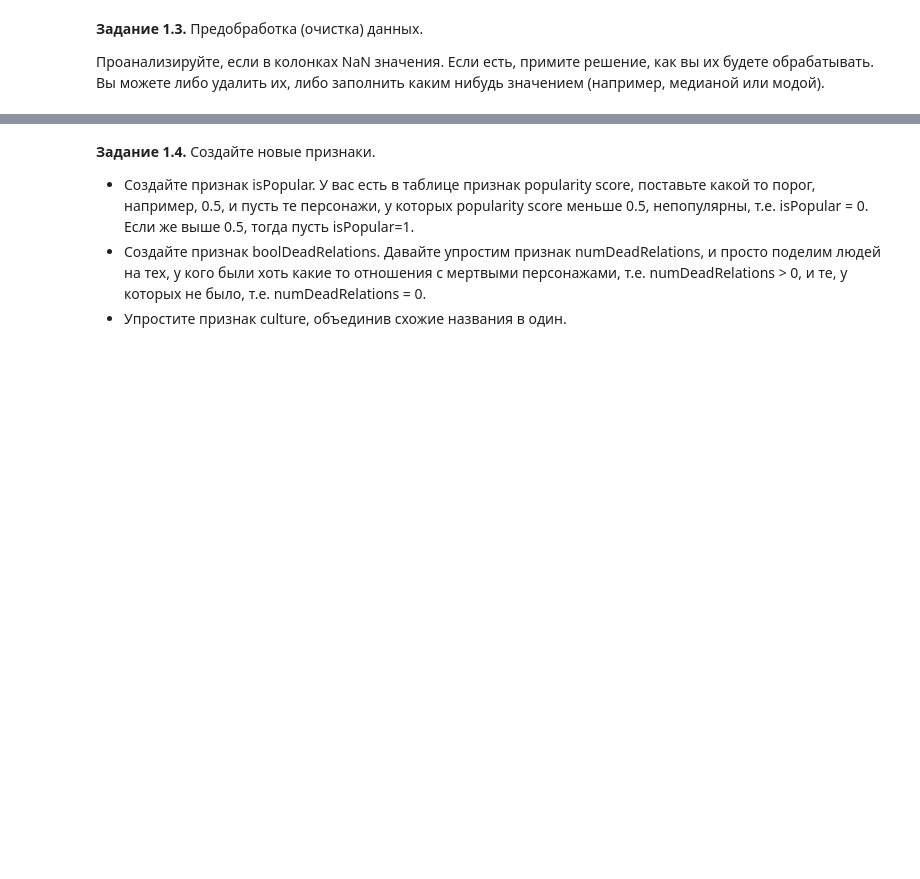
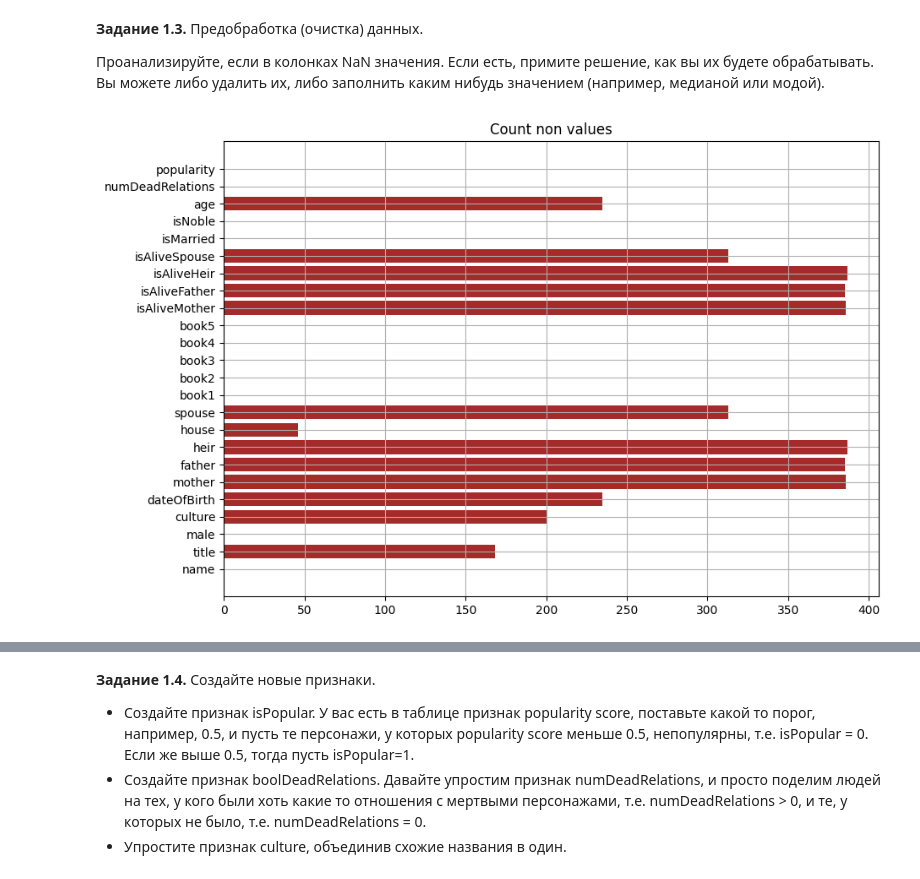
Before and after one commit to tatyanayuriy/cv, a Jupyter notebook: week_01_ml_intro/Homework/hw_1_game_of_thrones.ipynb, the cells around one changed output, grey strips where cells are left out. Saved outputs shown, nothing was run; the diff lists cells and outputs as text; code cells hidden in the pictures; blank space fills up the shorter version.

```diff
--- a/week_01_ml_intro/Homework/hw_1_game_of_thrones.ipynb
+++ b/week_01_ml_intro/Homework/hw_1_game_of_thrones.ipynb
@@ -111,3 +107,5 @@ data = # ...
+# %%
+df = pd.read_csv("/content/game_of_thrones_test.csv", index_col = "S.No")
 # %% [markdown]
 **Задание 1.3.** Предобработка (очистка) данных.
 
@@ -116,0 +113,12 @@ data = # ...
+# %%
+df.isna().sum(axis = 0)
+
+data = df.isna().sum(axis = 0)
+plt.figure(figsize=(10, 7))
+plt.barh(data.index, data.values, facecolor='brown')
+plt.title("Count non values")
+plt.grid()
+
+plt.show()
+# %% [output]
+[figure, added]
```
Also changed, not shown: parts of 12 cells of this notebook.
